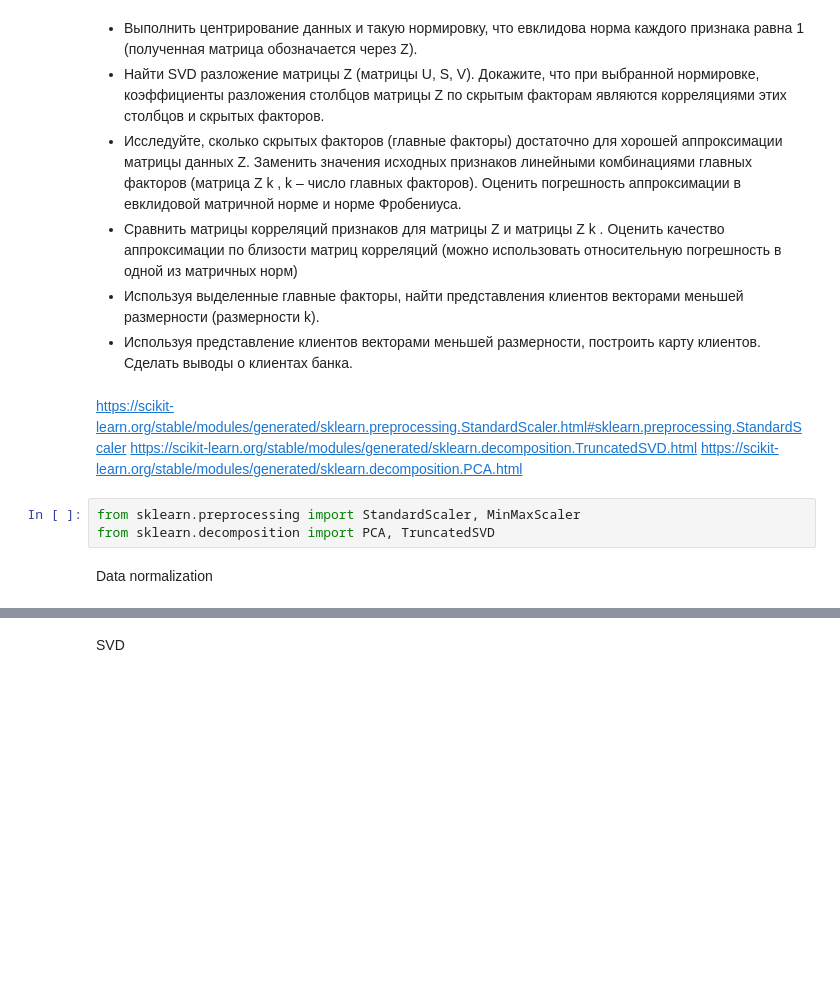
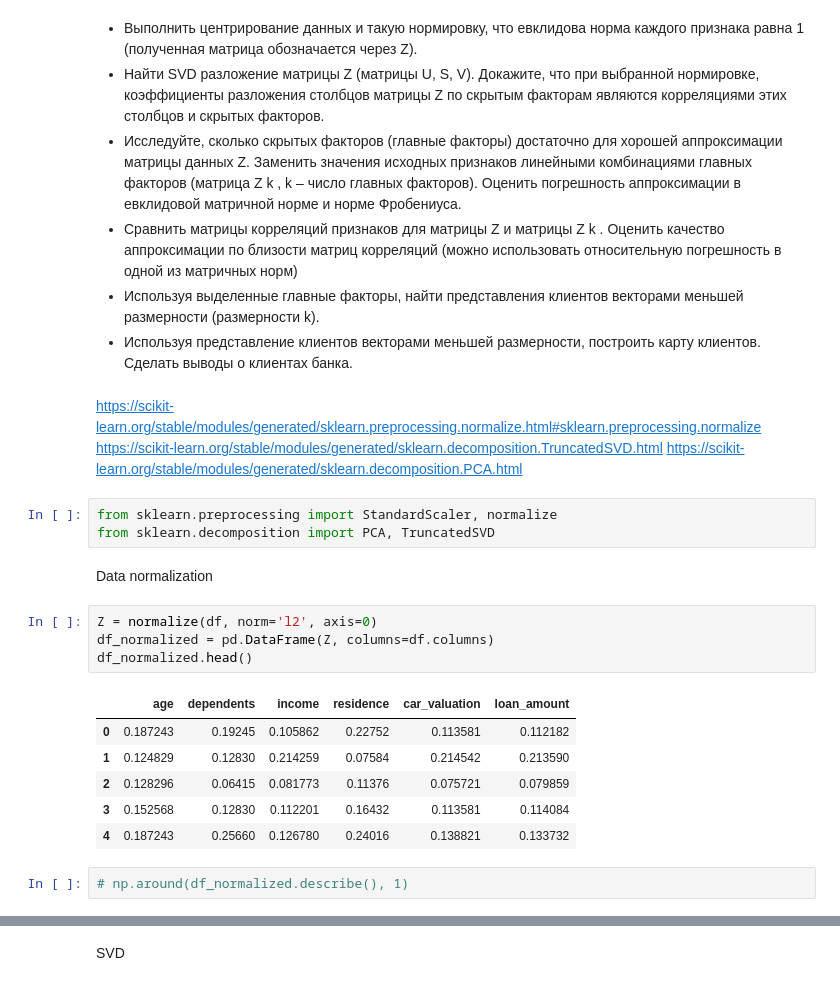
Before and after one commit to CodeSopranos/lab-2-data-analysis, a Jupyter notebook: lab2.ipynb, the cells around one changed output, grey strips where cells are left out. Drawn from its saved outputs; the diff is of its cells as text; blank space fills up the shorter version.

```diff
--- a/lab2.ipynb
+++ b/lab2.ipynb
@@ -129,11 +129,24 @@ pass
 - Используя представление клиентов векторами меньшей размерности, построить карту
 клиентов. Сделать выводы о клиентах банка.
 # %% [markdown]
-https://scikit-learn.org/stable/modules/generated/sklearn.preprocessing.StandardScaler.html#sklearn.preprocessing.StandardScaler
+https://scikit-learn.org/stable/modules/generated/sklearn.preprocessing.normalize.html#sklearn.preprocessing.normalize
 https://scikit-learn.org/stable/modules/generated/sklearn.decomposition.TruncatedSVD.html
 https://scikit-learn.org/stable/modules/generated/sklearn.decomposition.PCA.html
 # %%
-from sklearn.preprocessing import StandardScaler, MinMaxScaler
+from sklearn.preprocessing import StandardScaler, normalize
 from sklearn.decomposition import PCA, TruncatedSVD
 # %% [markdown]
 Data normalization
+# %%
+Z = normalize(df, norm='l2', axis=0)
+df_normalized = pd.DataFrame(Z, columns=df.columns)
+df_normalized.head()
+# %% [output]
+|  | age | dependents | income | residence | car_valuation | loan_amount |
+| 0 | 0.187243 | 0.19245 | 0.105862 | 0.22752 | 0.113581 | 0.112182 |
+| 1 | 0.124829 | 0.12830 | 0.214259 | 0.07584 | 0.214542 | 0.213590 |
+| 2 | 0.128296 | 0.06415 | 0.081773 | 0.11376 | 0.075721 | 0.079859 |
+| 3 | 0.152568 | 0.12830 | 0.112201 | 0.16432 | 0.113581 | 0.114084 |
+| 4 | 0.187243 | 0.25660 | 0.126780 | 0.24016 | 0.138821 | 0.133732 |
+# %%
+# np.around(df_normalized.describe(), 1)
```
Also changed, not shown: parts of 1 cell of this notebook.
